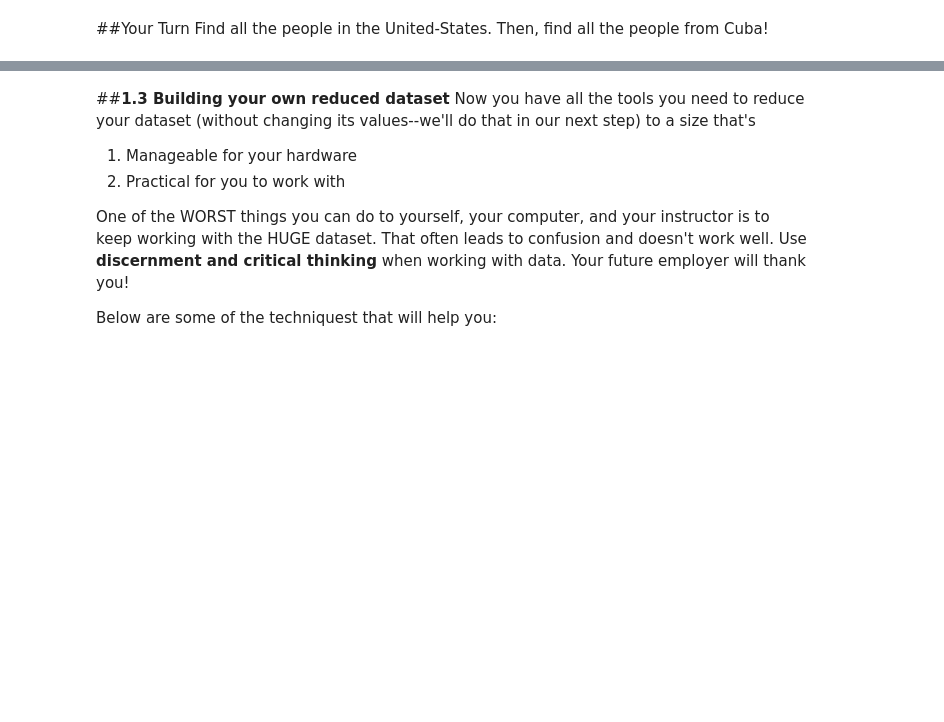
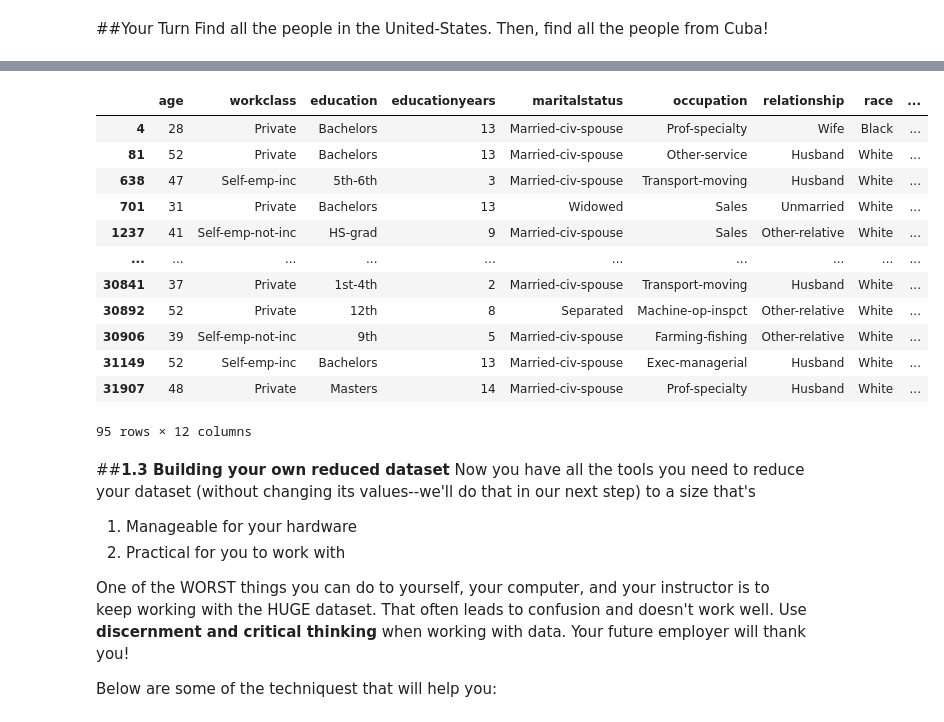
Before and after one commit to pschorey/Valpo_IT533, a Jupyter notebook: IT_533_STEM_Module2_Preprocessing.ipynb, the cells around one changed output, grey strips where cells are left out. Drawn from its saved outputs; the diff is of its cells as text; code cells hidden in the pictures; blank space fills up the shorter version.

```diff
--- a/IT_533_STEM_Module2_Preprocessing.ipynb
+++ b/IT_533_STEM_Module2_Preprocessing.ipynb
@@ -165,3 +223,19 @@ Find all the people in the United-States. Then, find all the people from Cuba!
+# %%
+adult[adult['nativecountry'] == 'Cuba']
+# %% [output]
+|  | age | workclass | education | educationyears | maritalstatus | occupation | relationship | race | ... |
+| 4 | 28 | Private | Bachelors | 13 | Married-civ-spouse | Prof-specialty | Wife | Black | ... |
+| 81 | 52 | Private | Bachelors | 13 | Married-civ-spouse | Other-service | Husband | White | ... |
+| 638 | 47 | Self-emp-inc | 5th-6th | 3 | Married-civ-spouse | Transport-moving | Husband | White | ... |
+| 701 | 31 | Private | Bachelors | 13 | Widowed | Sales | Unmarried | White | ... |
+| 1237 | 41 | Self-emp-not-inc | HS-grad | 9 | Married-civ-spouse | Sales | Other-relative | White | ... |
+| ... | ... | ... | ... | ... | ... | ... | ... | ... | ... |
+| 30841 | 37 | Private | 1st-4th | 2 | Married-civ-spouse | Transport-moving | Husband | White | ... |
+| 30892 | 52 | Private | 12th | 8 | Separated | Machine-op-inspct | Other-relative | White | ... |
+| 30906 | 39 | Self-emp-not-inc | 9th | 5 | Married-civ-spouse | Farming-fishing | Other-relative | White | ... |
+| 31149 | 52 | Self-emp-inc | Bachelors | 13 | Married-civ-spouse | Exec-managerial | Husband | White | ... |
+| 31907 | 48 | Private | Masters | 14 | Married-civ-spouse | Prof-specialty | Husband | White | ... |
+95 rows × 12 columns
 # %% [markdown]
 ##**1.3 Building your own reduced dataset**
 Now you have all the tools you need to reduce your dataset (without changing its values--we'll do that in our next step) to a size that's
```
Also changed, not shown: parts of 31 cells of this notebook.
